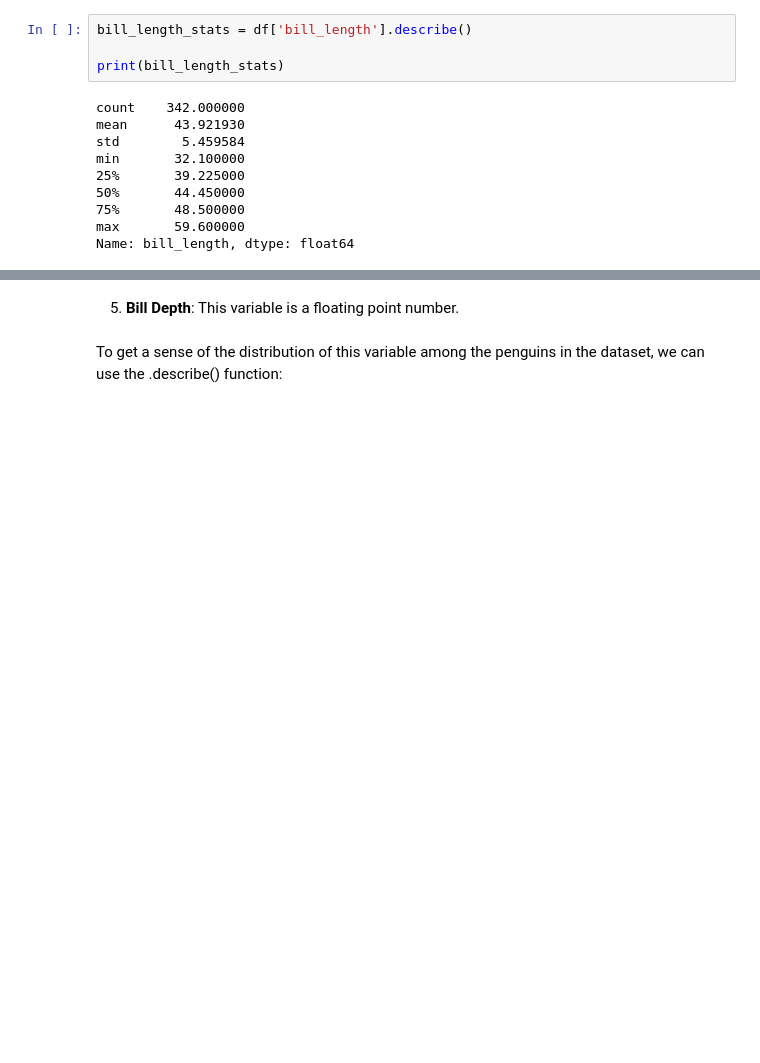
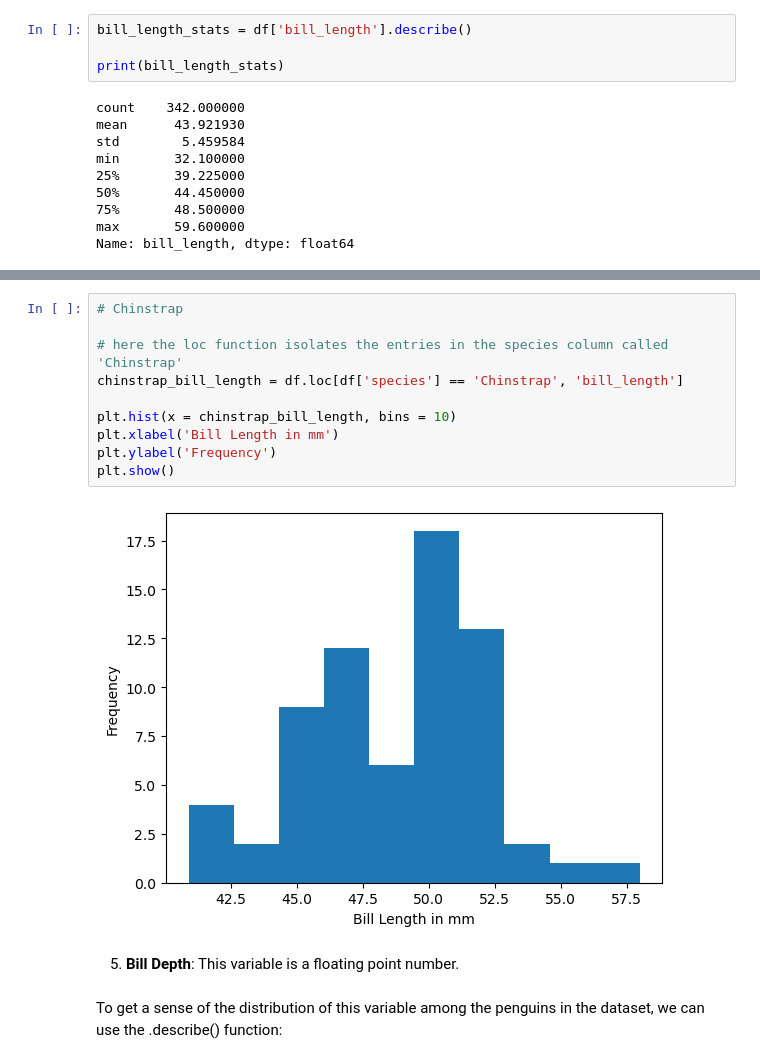
Before and after one commit to jmce22/fund_data, a Jupyter notebook: tasks.ipynb, the cells around one changed output, grey strips where cells are left out. Saved outputs shown, nothing was run; the diff lists cells and outputs as text; blank space fills up the shorter version.

```diff
--- a/tasks.ipynb
+++ b/tasks.ipynb
@@ -292,3 +325,15 @@ Name: bill_length, dtype: float64
+# %%
+# Chinstrap
+
+# here the loc function isolates the entries in the species column called 'Chinstrap'
+chinstrap_bill_length = df.loc[df['species'] == 'Chinstrap', 'bill_length']
+
+plt.hist(x = chinstrap_bill_length, bins = 10)
+plt.xlabel('Bill Length in mm')
+plt.ylabel('Frequency')
+plt.show()
+# %% [output]
+[figure, added]
 # %% [markdown]
 5. **Bill Depth**: This variable is a floating point number.
 # %% [markdown]
```
Also changed, not shown: parts of 6 cells of this notebook.
